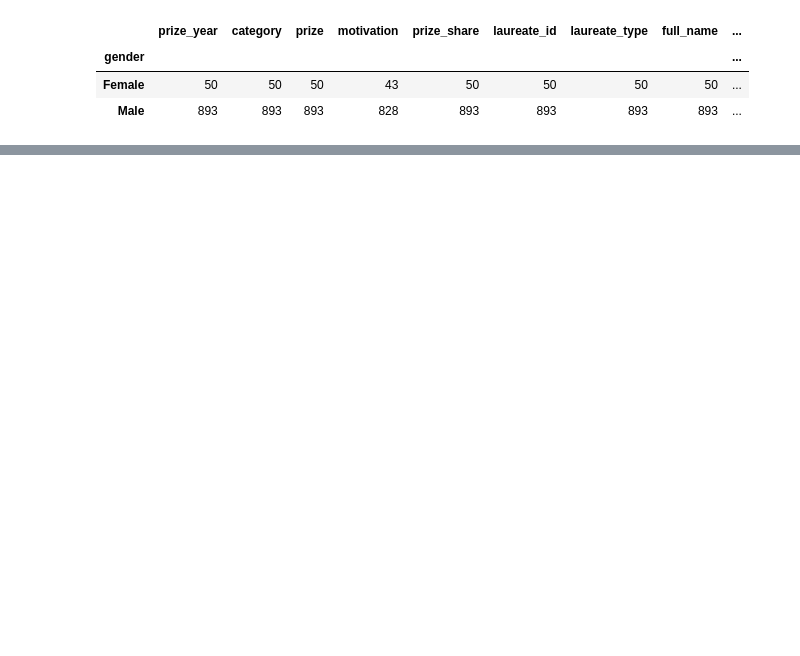
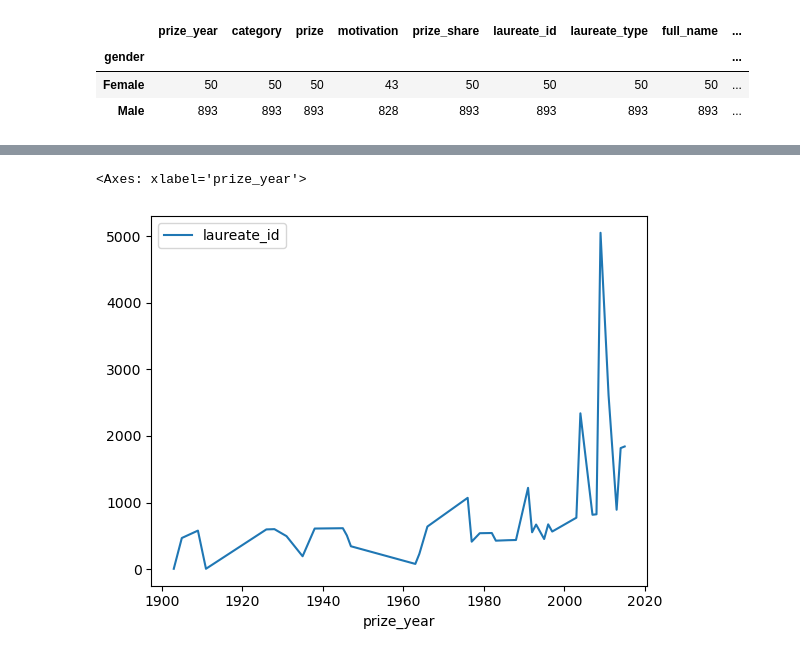
Before and after one commit to christianr2d212/rios-sp25-data-material, a Jupyter notebook: week-08/rios-aburto-panda2.ipynb, the cells around one changed output, grey strips where cells are left out. Drawn from its saved outputs; the diff is of its cells as text; code cells hidden in the pictures; blank space fills up the shorter version.

```diff
--- a/week-08/rios-aburto-panda2.ipynb
+++ b/week-08/rios-aburto-panda2.ipynb
@@ -107,4 +107,4 @@ nobel_df.groupby('gender').count()
 | Female | 50 | 50 | 50 | 43 | 50 | 50 | 50 | 50 | ... |
 | Male | 893 | 893 | 893 | 828 | 893 | 893 | 893 | 893 | ... |
 # %%
-nobel_df[women_filter].groupby('birth_country').count()
+categories= nobel_df[women_filter].groupby('prize_year').sum()
@@ -129,0 +111,5 @@ nobel_df[women_filter].groupby('birth_country').count()
+# %%
+categories.plot()
+# %% [output]
+<Axes: xlabel='prize_year'>
+[figure, added]
```
Also changed, not shown: parts of 1 cell of this notebook.
